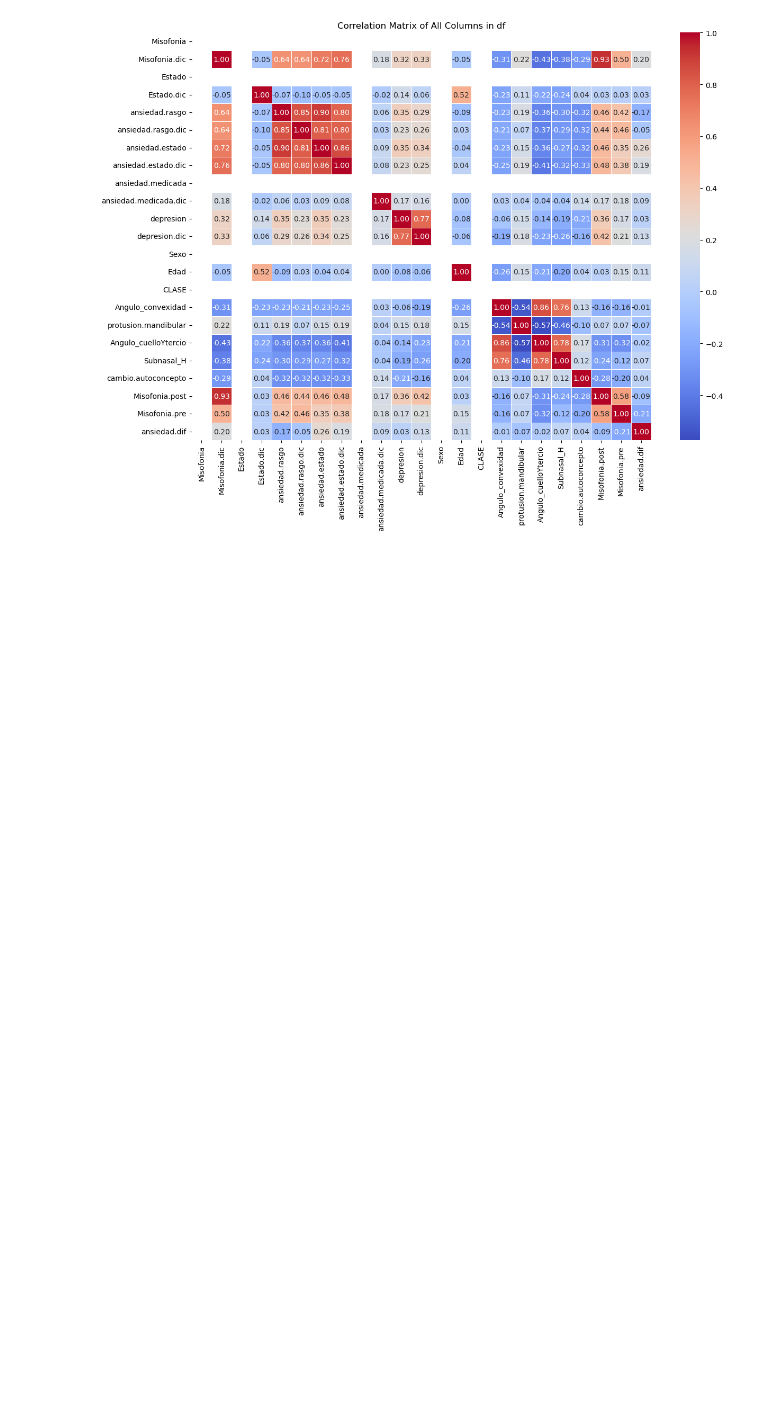
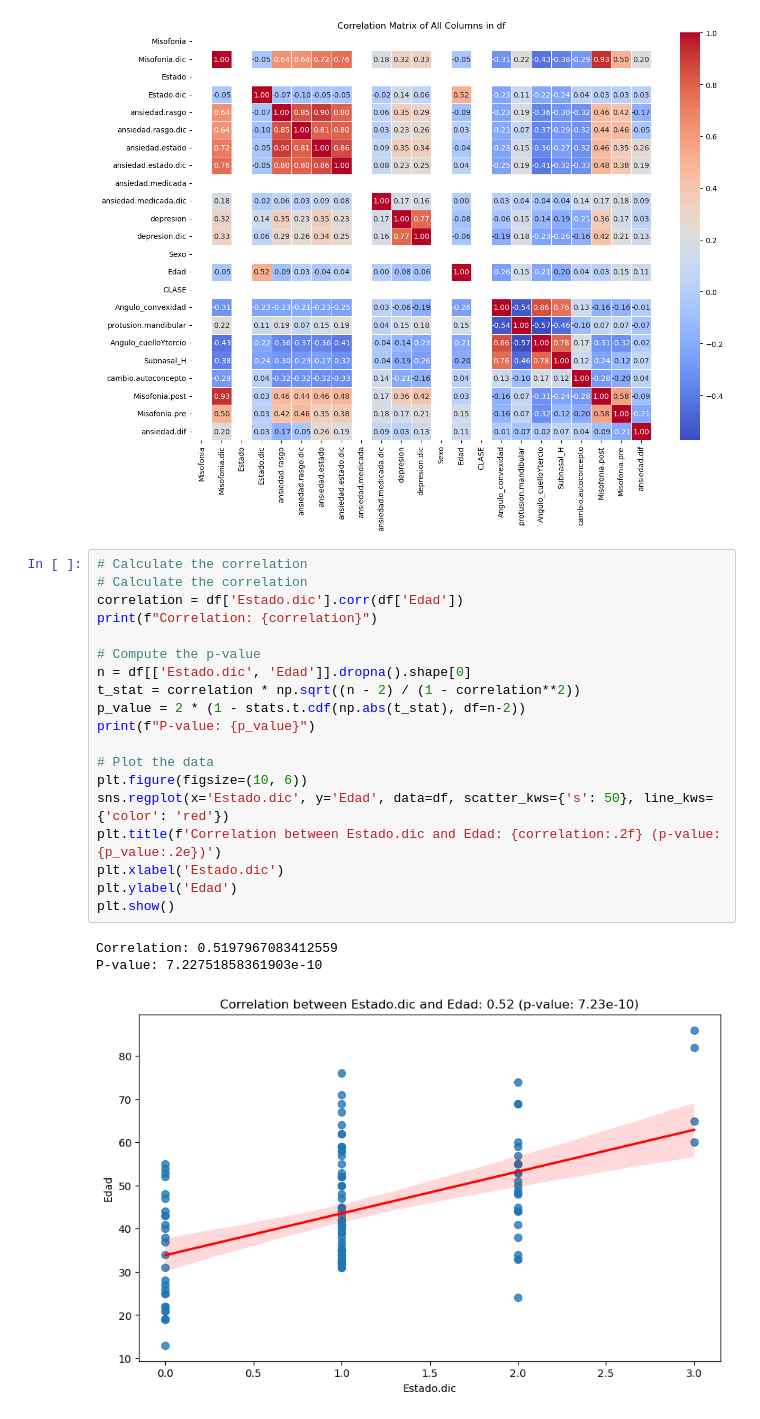
Before and after one commit to MMRES-PyBootcamp/MMRES-python-bootcamp2024, a Jupyter notebook: Misophonia_report/MMRES_Report_AlbertGrass_AndresGordo.ipynb, the cells around one changed output. Drawn from its saved outputs; the diff is of its cells as text; blank space fills up the shorter version.

Commit message:
add corr Estado.dic and Age

```diff
--- a/Misophonia_report/MMRES_Report_AlbertGrass_AndresGordo.ipynb
+++ b/Misophonia_report/MMRES_Report_AlbertGrass_AndresGordo.ipynb
@@ -134,3 +134,26 @@ plt.title('Correlation Matrix of All Columns in df')
 plt.show()
 # %% [output]
 [figure]
+# %%
+# Calculate the correlation
+# Calculate the correlation
+correlation = df['Estado.dic'].corr(df['Edad'])
+print(f"Correlation: {correlation}")
+
+# Compute the p-value
+n = df[['Estado.dic', 'Edad']].dropna().shape[0]
+t_stat = correlation * np.sqrt((n - 2) / (1 - correlation**2))
+p_value = 2 * (1 - stats.t.cdf(np.abs(t_stat), df=n-2))
+print(f"P-value: {p_value}")
+
+# Plot the data
+plt.figure(figsize=(10, 6))
+sns.regplot(x='Estado.dic', y='Edad', data=df, scatter_kws={'s': 50}, line_kws={'color': 'red'})
+plt.title(f'Correlation between Estado.dic and Edad: {correlation:.2f} (p-value: {p_value:.2e})')
+plt.xlabel('Estado.dic')
+plt.ylabel('Edad')
+plt.show()
+# %% [output]
+Correlation: 0.5197967083412559
+P-value: 7.22751858361903e-10
+[figure, added]
```
